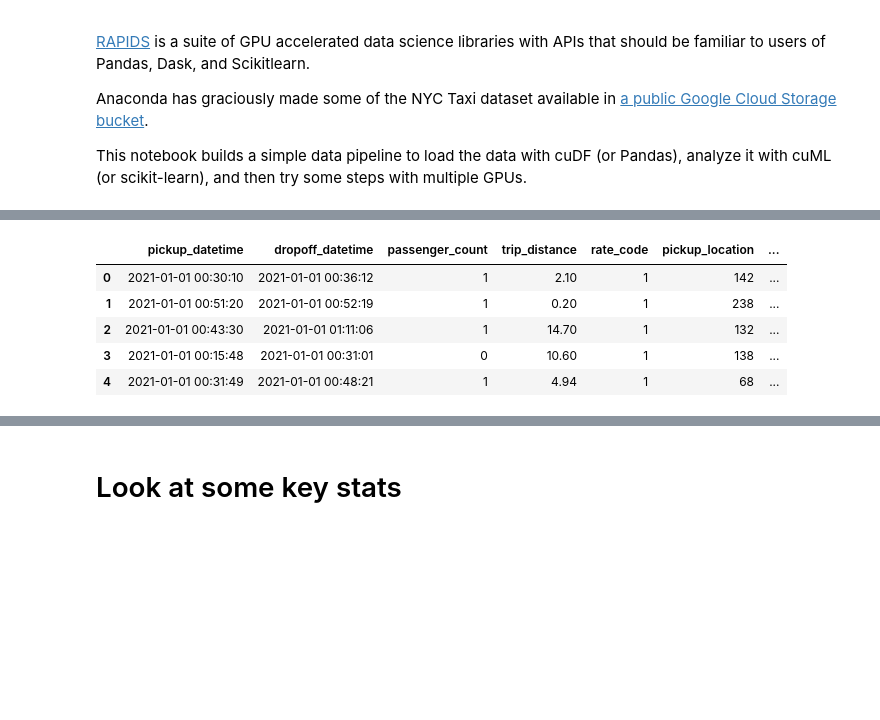
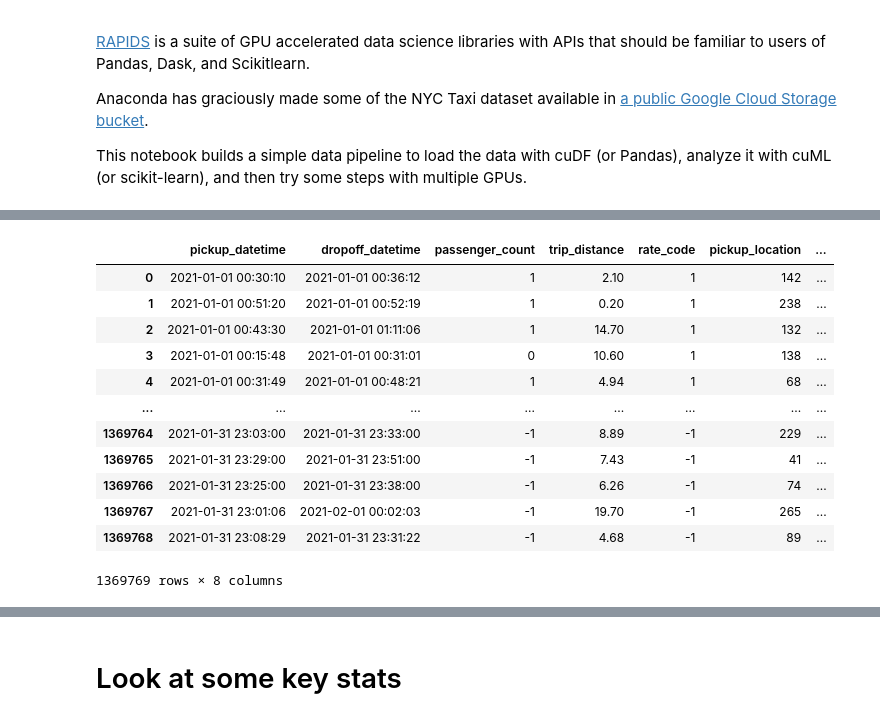
Before and after one commit to shwina/rapids-tutorial-gtc-2023, a Jupyter notebook: NYCTaxi.ipynb, the cells around one changed output, grey strips where cells are left out. Drawn from its saved outputs; the diff is of its cells as text; code cells hidden in the pictures; blank space fills up the shorter version.

```diff
--- a/NYCTaxi.ipynb
+++ b/NYCTaxi.ipynb
@@ -58,6 +77,6 @@ Wall time: 159 ms
 %%time
 # TODO: Read the CSV with cudf into gdf_2021
 
-gdf_2021 = cudf.read_parquet(base_path+'yellow_tripdata_2021-01.parquet')
-gdf_2021.head()
+gdf = cudf.read_parquet('yellow_tripdata_2021-01.parquet')
+display(gdf)
 # %% [output]
@@ -105,20 +130,26 @@ must_haves = {
     'pickup_location': 'int32',
     'dropoff_location': 'int32'
 }
+
+# helper function which takes a DataFrame and fixes column types
+def clean_columns(df, remap, must_haves):
+    # rename columns
+    col_cleanup = {col: col.strip().lower() for col in df.columns}
+    df = df.rename(columns=col_cleanup)
+    df = df.rename(remap, axis=1)
+
+    for col in df.columns:
+        # drop anything not in our expected list
+        if col not in must_haves:
+            print(f"Dropping ({col})")
+            df = df.drop(columns=col)
+            continue
+        if df[col].dtype.kind in {'i', 'f'}:
+            df[col] = df[col].fillna(-1)
+        df[col] = df[col].astype(must_haves[col])
+
+
+    return df
-# %%
-# helper function which takes a DataFrame and fixes column types
-def clean_columns(df_part, remap, must_haves):
-    # iterate through columns in this df
-    for col in df_part.columns:
-        # drop anything not in our expected list
-        if col not in must_haves:
-            print(f"Dropping ({col})")
-            df_part = df_part.drop(columns=col)
-            continue
-        if df_part[col].dtype.kind in {'i', 'f'}:
-            df_part[col] = df_part[col].fillna(-1)
-        df_part[col] = df_part[col].astype(must_haves[col])
-    return df_part
 # %%
 %%time
 # Pandas approach
@@ -156,15 +191,10 @@ Wall time: 712 ms
 # %%
 %%time
 # TODO: RAPIDS approach - same as aPandas, but generate 'gdf' as output
-# some col-names include pre-pended spaces remove & lowercase column names
-col_cleanup = {col: col.strip().lower() for col in list(gdf_2021.columns)}
-gdf = gdf_2021.rename(columns=col_cleanup)
-# rename columns using the supplied mapping
-gdf = gdf.rename(remap, axis=1)
 
 gdf = clean_columns(gdf, remap, must_haves)
 print(gdf.__class__)
-gdf.head()
+display(gdf)
 # %% [output]
 Dropping (vendorid)
 Dropping (store_and_fwd_flag)
@@ -183,6 +211,13 @@ Wall time: 91.7 ms
 |  | pickup_datetime | dropoff_datetime | passenger_count | trip_distance | rate_code | pickup_location | ... |
 | 0 | 2021-01-01 00:30:10 | 2021-01-01 00:36:12 | 1 | 2.10 | 1 | 142 | ... |
 | 1 | 2021-01-01 00:51:20 | 2021-01-01 00:52:19 | 1 | 0.20 | 1 | 238 | ... |
 | 2 | 2021-01-01 00:43:30 | 2021-01-01 01:11:06 | 1 | 14.70 | 1 | 132 | ... |
 | 3 | 2021-01-01 00:15:48 | 2021-01-01 00:31:01 | 0 | 10.60 | 1 | 138 | ... |
 | 4 | 2021-01-01 00:31:49 | 2021-01-01 00:48:21 | 1 | 4.94 | 1 | 68 | ... |
+| ... | ... | ... | ... | ... | ... | ... | ... |
+| 1369764 | 2021-01-31 23:03:00 | 2021-01-31 23:33:00 | -1 | 8.89 | -1 | 229 | ... |
+| 1369765 | 2021-01-31 23:29:00 | 2021-01-31 23:51:00 | -1 | 7.43 | -1 | 41 | ... |
+| 1369766 | 2021-01-31 23:25:00 | 2021-01-31 23:38:00 | -1 | 6.26 | -1 | 74 | ... |
+| 1369767 | 2021-01-31 23:01:06 | 2021-02-01 00:02:03 | -1 | 19.70 | -1 | 265 | ... |
+| 1369768 | 2021-01-31 23:08:29 | 2021-01-31 23:31:22 | -1 | 4.68 | -1 | 89 | ... |
+1369769 rows × 8 columns
```
Also changed, not shown: parts of 34 cells of this notebook.
